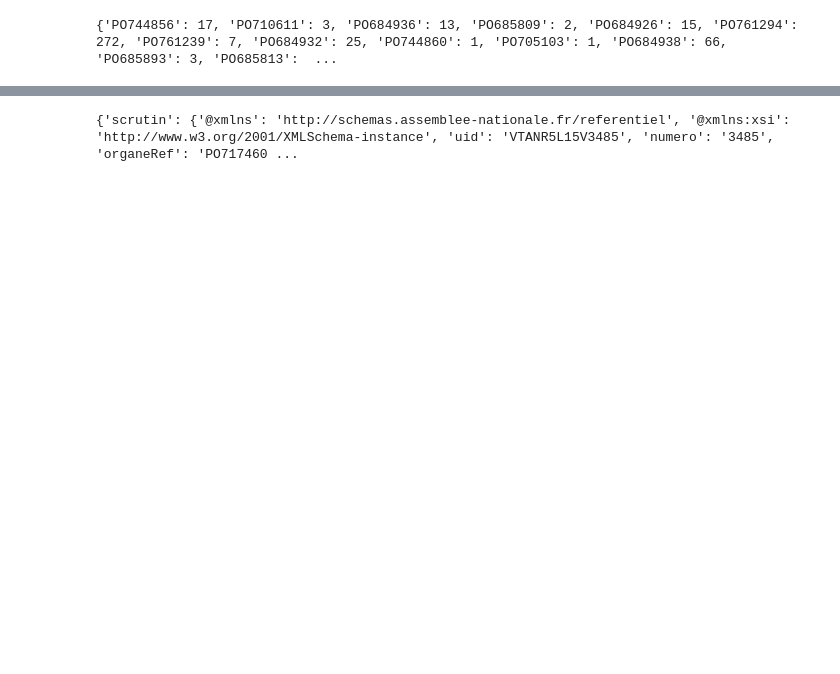
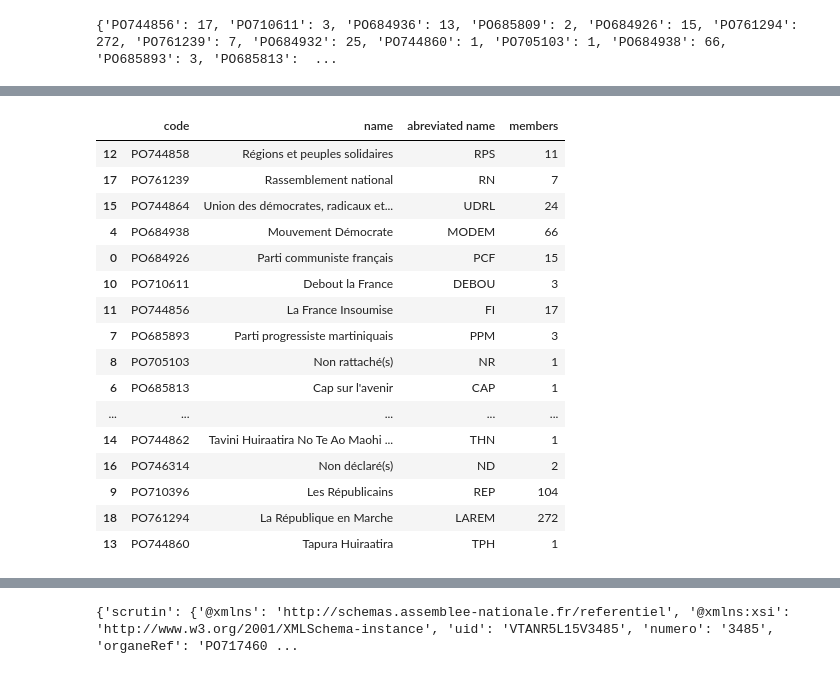
Before and after one commit to max-lutz/national-assembly, a Jupyter notebook: Data exploratory phase.ipynb, the cells around one changed output, grey strips where cells are left out. Saved outputs shown, nothing was run; the diff lists cells and outputs as text; code cells hidden in the pictures; blank space fills up the shorter version.

Commit message:
created function to load deputies infos and political parties infos into dataframes

```diff
--- a/Data exploratory phase.ipynb
+++ b/Data exploratory phase.ipynb
@@ -97,6 +159,0 @@ print(dic)
-# %%
-with open('PO684932.json') as f:
-  data = json.load(f)
-
-# Output: {'name': 'Bob', 'languages': ['English', 'Fench']}
-print(data['organe'])
@@ -134,0 +218,20 @@ PO761294     La République en Marche     LAREM
+# %%
+column_names = ["code", "name", "abreviated name", "members"]
+df_polpar = pd.DataFrame(columns = column_names)
+row_index = 0
+
+for path, subdirs, files in os.walk(notebook_path + '\json'):
+    for name in files:
+        #print(os.path.join(path, name))
+        if name[0:2] == 'PO':
+            with open(os.path.join(path, name)) as f:
+                data = json.load(f)
+                if data['organe']['codeType'] == 'PARPOL':
+                    l = [data['organe']['uid']]
+                    l.append(data['organe']['libelle'])
+                    l.append(data['organe']['libelleAbrev'])
+                    l.append(dic[data['organe']['uid']])
+                    print(l)
+                    df_polpar.loc[row_index] = l
+                    row_index = row_index + 1
+df_polpar.info()
@@ -134,0 +256,20 @@ PO761294     La République en Marche     LAREM
+# %%
+df_polpar.sample(19)
+# %% [output]
+|  | code | name | abreviated name | members |
+| 12 | PO744858 | Régions et peuples solidaires | RPS | 11 |
+| 17 | PO761239 | Rassemblement national | RN | 7 |
+| 15 | PO744864 | Union des démocrates, radicaux et... | UDRL | 24 |
+| 4 | PO684938 | Mouvement Démocrate | MODEM | 66 |
+| 0 | PO684926 | Parti communiste français | PCF | 15 |
+| 10 | PO710611 | Debout la France | DEBOU | 3 |
+| 11 | PO744856 | La France Insoumise | FI | 17 |
+| 7 | PO685893 | Parti progressiste martiniquais | PPM | 3 |
+| 8 | PO705103 | Non rattaché(s) | NR | 1 |
+| 6 | PO685813 | Cap sur l'avenir | CAP | 1 |
+| ... | ... | ... | ... | ... |
+| 14 | PO744862 | Tavini Huiraatira No Te Ao Maohi ... | THN | 1 |
+| 16 | PO746314 | Non déclaré(s) | ND | 2 |
+| 9 | PO710396 | Les Républicains | REP | 104 |
+| 18 | PO761294 | La République en Marche | LAREM | 272 |
+| 13 | PO744860 | Tapura Huiraatira | TPH | 1 |
```
Also changed, not shown: parts of 18 cells of this notebook.
